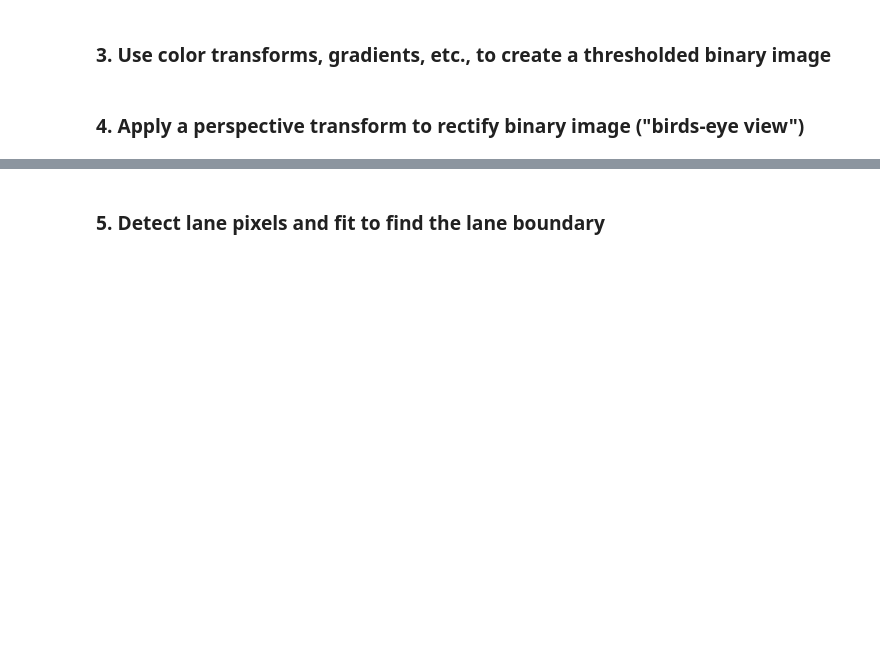
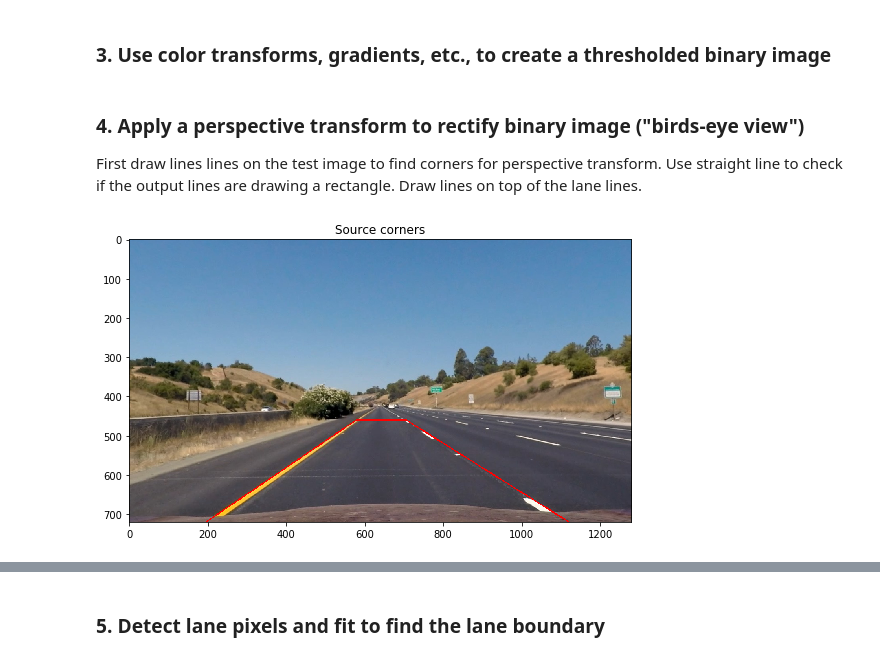
Before and after one commit to ek8203/CarND-Advanced-Lane-Lines, a Jupyter notebook: advanced_lane_finding.ipynb, the cells around one changed output, grey strips where cells are left out. Saved outputs shown, nothing was run; the diff lists cells and outputs as text; code cells hidden in the pictures; blank space fills up the shorter version.

```diff
--- a/advanced_lane_finding.ipynb
+++ b/advanced_lane_finding.ipynb
@@ -141,7 +136,7 @@ import numpy as np
 import matplotlib.pyplot as plt
 %matplotlib inline
 
-def undistort_image(image, dist_pickle_fname):
+def undistort(image, dist_pickle_fname):
     """
     The function reads in the saved camera matrix and distortion coefficients
     and undistort the input image
@@ -158,7 +153,7 @@ def undistort_image(image, dist_pickle_fname):
 # Test on chessboard image
 image = cv2.imread(test_fnames[0])
 image = cv2.cvtColor(image, cv2.COLOR_BGR2RGB)
-undist = undistort_image(image, "camera_cal/dist_pickle.p")
+undist = undistort(image, "camera_cal/dist_pickle.p")
 
 # Visualize undistortion
 figure = plt_two(image, undist, 'Original Image', 'Undistorted Image')
@@ -182,5 +177,50 @@ plt.close(figure)    # close the figure
 [figure]
 # %% [markdown]
 ### 3. Use color transforms, gradients, etc., to create a thresholded binary image
-# %% [markdown]
-### 4. Apply a perspective transform to rectify binary image ("birds-eye view")
+# %% [markdown]
+### 4. Apply a perspective transform to rectify binary image ("birds-eye view")
+
+First draw lines lines on the test image to find corners for perspective transform. Use straight line to check if the output lines are drawing a rectangle. Draw lines on top of the lane lines.
+# %%
+# Read a test image
+image = cv2.imread('test_images/straight_lines1.jpg')
+image = cv2.cvtColor(image, cv2.COLOR_BGR2RGB)
+
+# Remove distortion
+image = undistort_image(image, "camera_cal/dist_pickle.p")
+
+def mark_lines(image, tl, tr, br, bl, col=[255,0,0], thick=1):
+    # Draw lines on the image
+    cv2.line(image, tl, tr, color=col, thickness=thick)
+    cv2.line(image, tr, br, color=col, thickness=thick)
+    cv2.line(image, br, bl, color=col, thickness=thick)
+    cv2.line(image, bl, tl, color=col, thickness=thick)
+    return image
+
+# Define corner points
+# top-left
+tl_x = 578
+tl_y = 460
+
+# top-right
+tr_x = 705
+tr_y = 460
+
+# bottom-right
+br_x = 1120
+br_y = image.shape[0]
+
+# bottom-left
+bl_x = 195
+bl_y = image.shape[0]
+
+# Draw lines on the image
+image = mark_lines(image, (tl_x, tl_y), (tr_x, tr_y), (br_x, br_y), (bl_x, bl_y), thick=2)
+
+# Visualize mark lines
+figure = plt_one(image, "Source corners")
+plt.close(figure)    # close the figure
+figure.savefig('output_images/mark_straight_lines.jpg')   # save the figure to file
+plt.close(figure)    # close the figure
+# %% [output]
+[figure, added]
```
Also changed, not shown: parts of 8 cells of this notebook.
